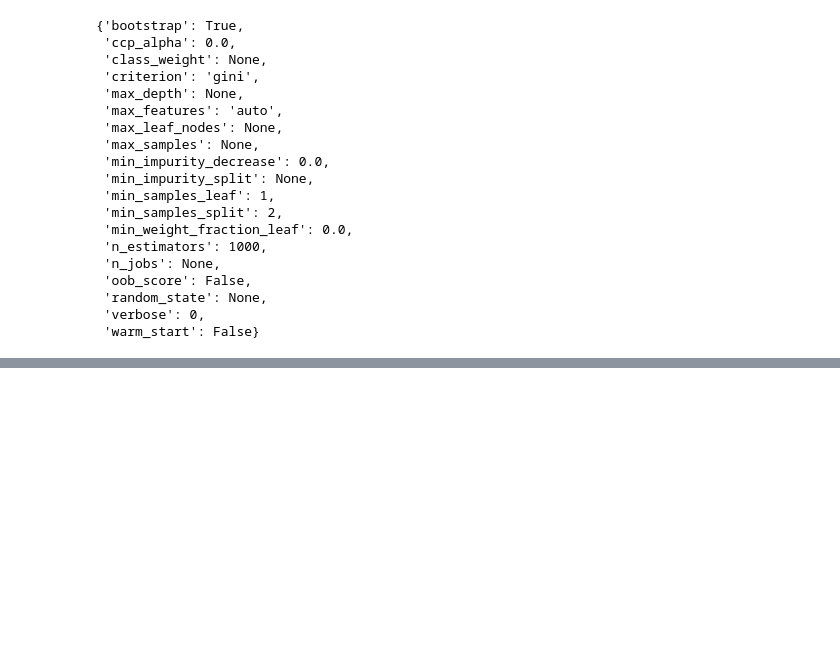
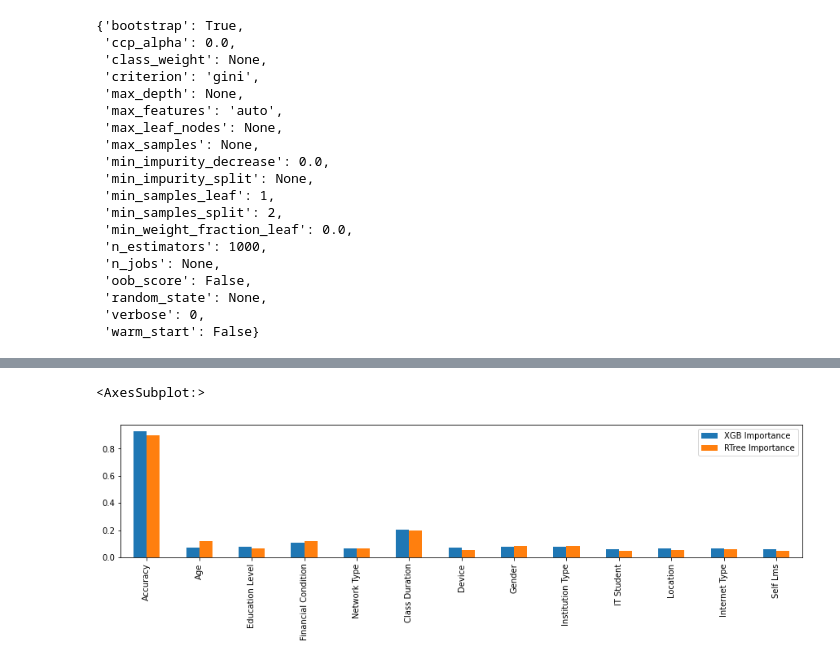
Before and after one commit to Shauryavashisth/XGBoost, a Jupyter notebook: Students Adaptability Level in Online Education.ipynb, the cells around one changed output, grey strips where cells are left out. Saved outputs shown, nothing was run; the diff lists cells and outputs as text; code cells hidden in the pictures; blank space fills up the shorter version.

```diff
--- a/Students Adaptability Level in Online Education.ipynb
+++ b/Students Adaptability Level in Online Education.ipynb
@@ -533,0 +656,17 @@ weighted avg       0.91      0.91      0.91       241
+# %%
+combine = pd.concat(combineresults,axis=1)
+# %%
+combine = combine.rename(index=
+                         {
+                             "Gender_Girl":"Gender",
+                             "Institution Type_Non Government":"Institution Type",
+                             "IT Student_Yes":"IT Student",
+                             "Location_Yes":"Location",
+                             "Internet Type_Wifi":"Internet Type",
+                             "Self Lms_Yes":"Self Lms"
+                         }
+                        )
+# %%
+accu = pd.DataFrame({"XGB Importance":accuracy_score(y_test,predictXGB),"RTree Importance":accuracy_score(y_test,prediction)},index=["Accuracy"])
+# %%
+combine= pd.concat([accu,combine])
@@ -533,0 +690,5 @@ weighted avg       0.91      0.91      0.91       241
+# %%
+combine.plot(kind="bar",figsize=(15,3))
+# %% [output]
+<AxesSubplot:>
+[figure, added]
```
Also changed, not shown: parts of 45 cells of this notebook.
